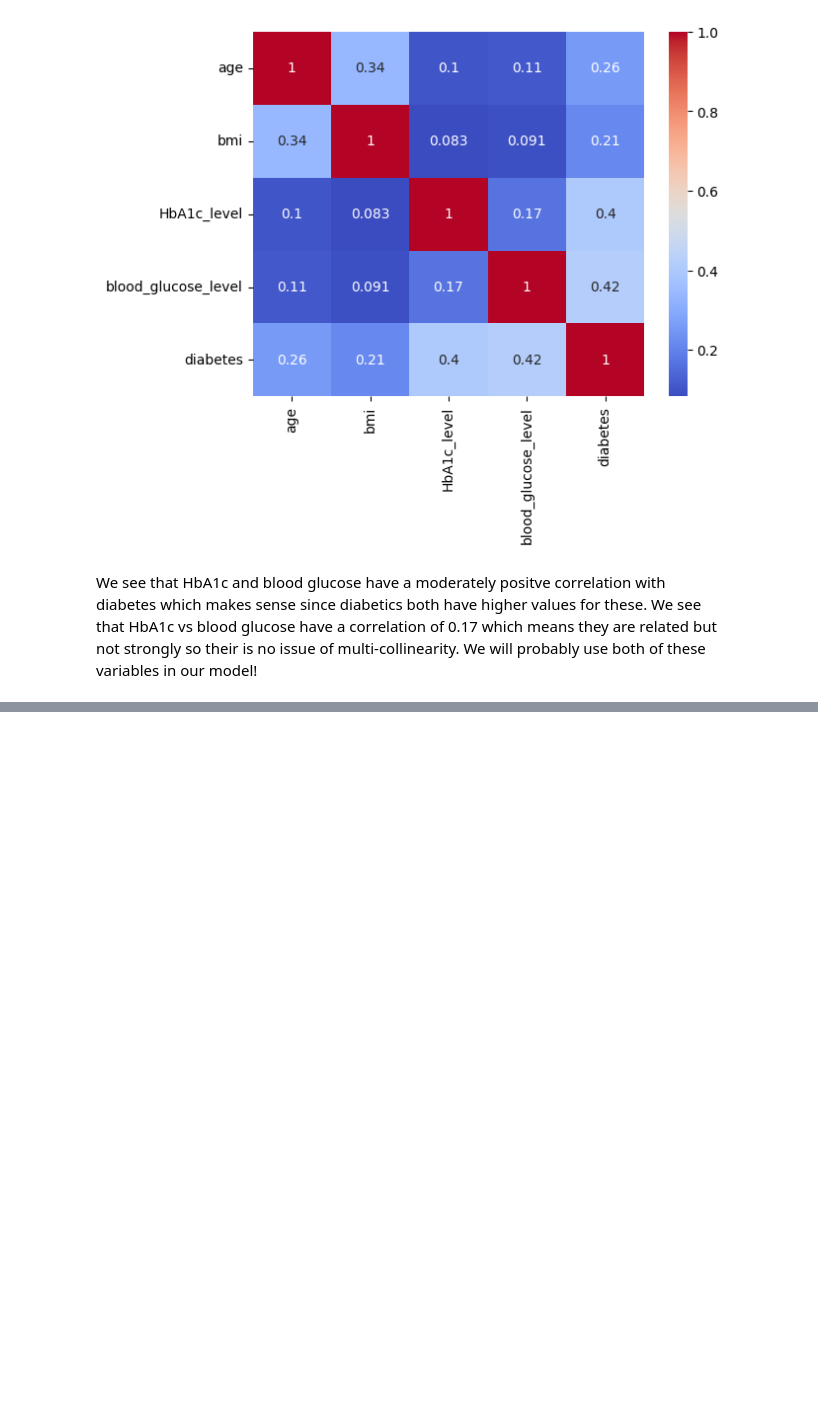
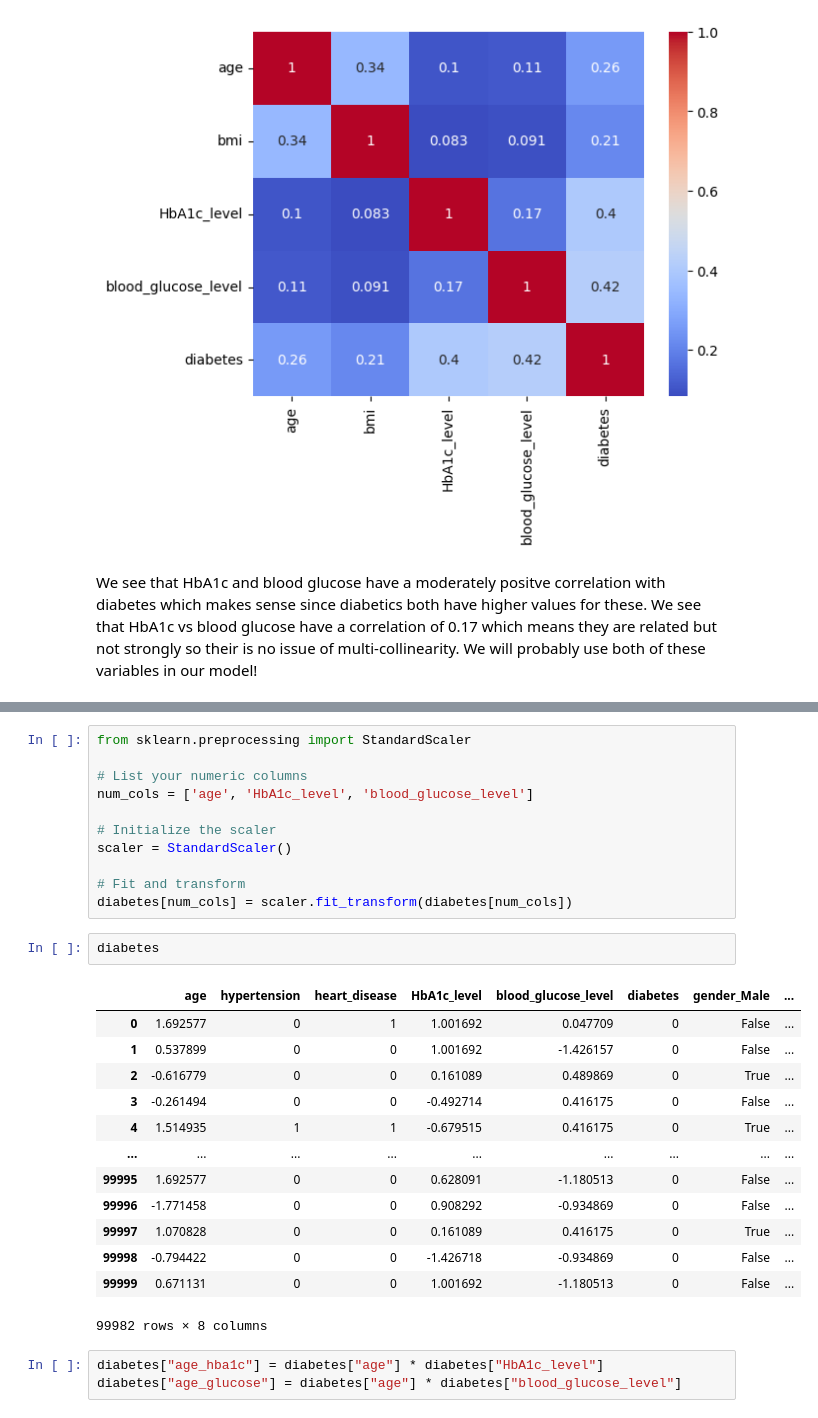
Before and after one commit to TanayKashyap/Diabetes-Prediction, a Jupyter notebook: Diabetes.ipynb, the cells around one changed output, grey strips where cells are left out. Drawn from its saved outputs; the diff is of its cells as text; blank space fills up the shorter version.

```diff
--- a/Diabetes.ipynb
+++ b/Diabetes.ipynb
@@ -241,0 +327,30 @@ We will probably use both of these variables in our model!
+# %%
+from sklearn.preprocessing import StandardScaler
+
+# List your numeric columns
+num_cols = ['age', 'HbA1c_level', 'blood_glucose_level']
+
+# Initialize the scaler
+scaler = StandardScaler()
+
+# Fit and transform
+diabetes[num_cols] = scaler.fit_transform(diabetes[num_cols])
+# %%
+diabetes
+# %% [output]
+|  | age | hypertension | heart_disease | HbA1c_level | blood_glucose_level | diabetes | gender_Male | ... |
+| 0 | 1.692577 | 0 | 1 | 1.001692 | 0.047709 | 0 | False | ... |
+| 1 | 0.537899 | 0 | 0 | 1.001692 | -1.426157 | 0 | False | ... |
+| 2 | -0.616779 | 0 | 0 | 0.161089 | 0.489869 | 0 | True | ... |
+| 3 | -0.261494 | 0 | 0 | -0.492714 | 0.416175 | 0 | False | ... |
+| 4 | 1.514935 | 1 | 1 | -0.679515 | 0.416175 | 0 | True | ... |
+| ... | ... | ... | ... | ... | ... | ... | ... | ... |
+| 99995 | 1.692577 | 0 | 0 | 0.628091 | -1.180513 | 0 | False | ... |
+| 99996 | -1.771458 | 0 | 0 | 0.908292 | -0.934869 | 0 | False | ... |
+| 99997 | 1.070828 | 0 | 0 | 0.161089 | 0.416175 | 0 | True | ... |
+| 99998 | -0.794422 | 0 | 0 | -1.426718 | -0.934869 | 0 | False | ... |
+| 99999 | 0.671131 | 0 | 0 | 1.001692 | -1.180513 | 0 | False | ... |
+99982 rows × 8 columns
+# %%
+diabetes["age_hba1c"] = diabetes["age"] * diabetes["HbA1c_level"]
+diabetes["age_glucose"] = diabetes["age"] * diabetes["blood_glucose_level"]
```
Also changed, not shown: parts of 15 cells of this notebook.
